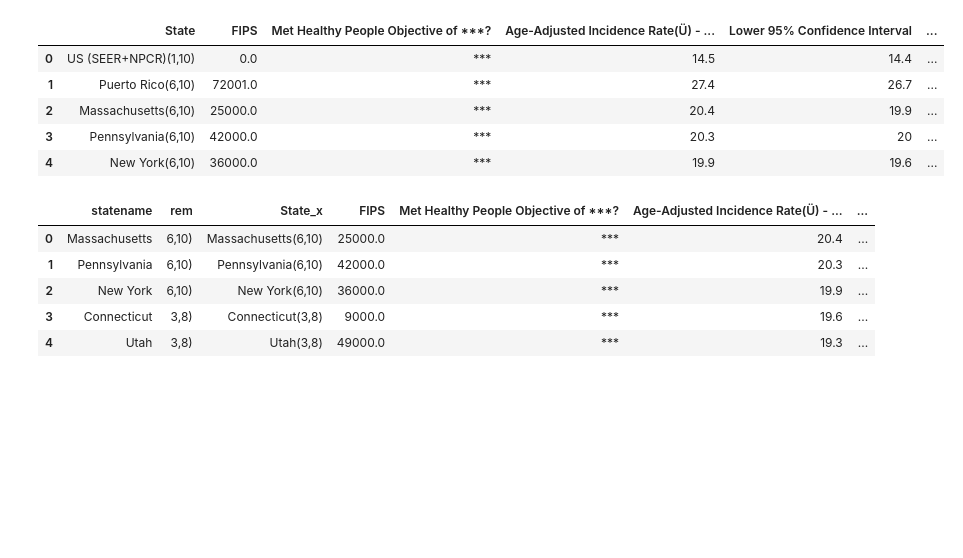
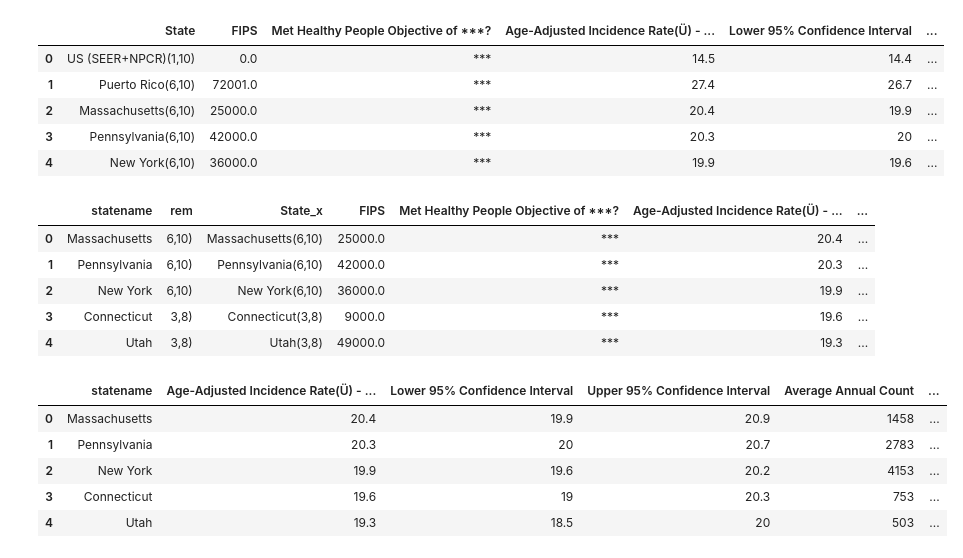
Before and after one commit to ascott4680/ETL_Project, a Jupyter notebook: etl_project.ipynb, the cells around one changed output. Cells and saved outputs as stored; diff of their text form; code cells hidden in the pictures; blank space fills up the shorter version.

```diff
--- a/etl_project.ipynb
+++ b/etl_project.ipynb
@@ -115,3 +120,19 @@ final_df.head()
 | 2 | New York | 6,10) | New York(6,10) | 36000.0 | *** | 19.9 | ... |
 | 3 | Connecticut | 3,8) | Connecticut(3,8) | 9000.0 | *** | 19.6 | ... |
 | 4 | Utah | 3,8) | Utah(3,8) | 49000.0 | *** | 19.3 | ... |
+# %%
+## Creating a final dataframe with only the columns necessary for our data
+
+clean_df=final_df[['statename','Age-Adjusted Incidence Rate(Ü) - cases per 100,000',
+                      'Lower 95% Confidence Interval', 'Upper 95% Confidence Interval', 'Average Annual Count',
+                     'Recent Trend','Recent 5-Year Trend (á) in Incidence Rates','Lower 95% Confidence Interval.1',
+                     'Upper 95% Confidence Interval.1','Abbreviation']].copy()
+# %%
+clean_df.head()
+# %% [output]
+|  | statename | Age-Adjusted Incidence Rate(Ü) - ... | Lower 95% Confidence Interval | Upper 95% Confidence Interval | Average Annual Count | ... |
+| 0 | Massachusetts | 20.4 | 19.9 | 20.9 | 1458 | ... |
+| 1 | Pennsylvania | 20.3 | 20 | 20.7 | 2783 | ... |
+| 2 | New York | 19.9 | 19.6 | 20.2 | 4153 | ... |
+| 3 | Connecticut | 19.6 | 19 | 20.3 | 753 | ... |
+| 4 | Utah | 19.3 | 18.5 | 20 | 503 | ... |
```
Also changed, not shown: parts of 7 cells of this notebook, 1 other file.
